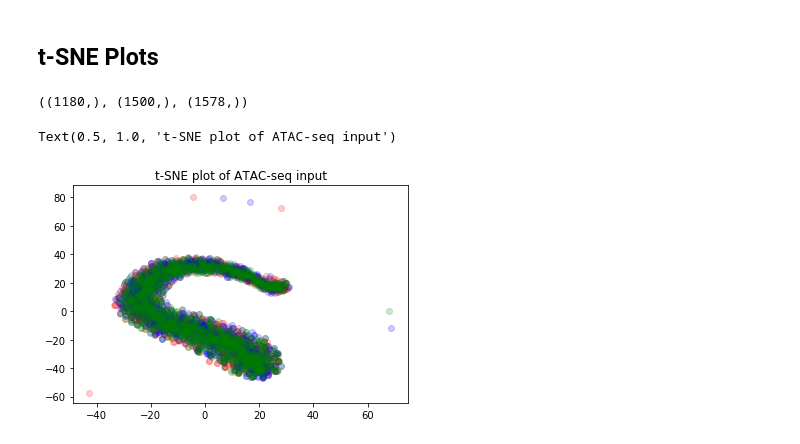
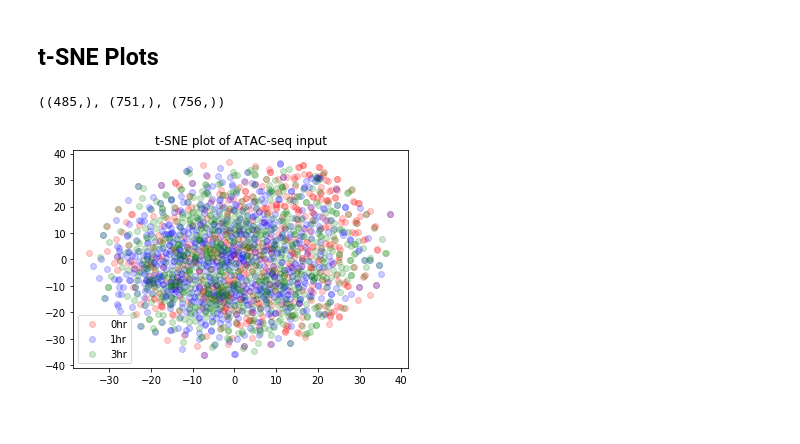
Before and after one commit to taylormjs/cell-type-classifier, a Jupyter notebook: visualize_data.ipynb, the cells around one changed output. Saved outputs shown, nothing was run; the diff lists cells and outputs as text; code cells hidden in the pictures.

```diff
--- a/visualize_data.ipynb
+++ b/visualize_data.ipynb
@@ -68,9 +68,9 @@ Imports Complete.
 ''' Load in matrices generated after pre-processing steps '''
 PATH = os.getcwd() # make sure cwd is 6_874-Multimodal-DL
 OUTPUTS = os.path.join(PATH, 'Outputs')
-atac_data_path = os.path.join(OUTPUTS, 'atacMatrix1')
-rna_data_path = os.path.join(OUTPUTS, 'rnaMatrix1')
-bimodal_data_path = os.path.join(OUTPUTS, 'bimodalEarlyFusionMatrix1')
+atac_data_path = os.path.join(OUTPUTS, 'atacMatrix1_clean1')
+rna_data_path = os.path.join(OUTPUTS, 'rnaMatrix_clean1')
+bimodal_data_path = os.path.join(OUTPUTS, 'bimodalEarlyFusionMatrix_clean1')
 
 # save as pandas dataframes
 atac_df = pd.read_hdf(atac_data_path)
@@ -236,20 +239,20 @@ rna_embedded = TSNE(n_components=2).fit_transform(rna_pca)
 bimodal_embedded = TSNE(n_components=2).fit_transform(bimodal_pca)
 # %%
 ''' Plot t-SNE plots '''
-atac_0 = atac_labels == 0
-atac_1 = atac_labels == 1
-atac_3 = atac_labels == 3
+atac_0 = atac_labels == '0h'
+atac_1 = atac_labels == '1h'
+atac_3 = atac_labels == '3h'
 # %%
 atac_embedded[atac_0][:,0].shape, atac_embedded[atac_1][:,0].shape, atac_embedded[atac_3][:,0].shape
 # %% [output]
-((1180,), (1500,), (1578,))
+((485,), (751,), (756,))
 # %%
 plt.scatter(atac_embedded[atac_0][:,0], atac_embedded[atac_0][:,1],color='red', alpha=0.2)
 plt.scatter(atac_embedded[atac_1][:,0], atac_embedded[atac_1][:,1],color='blue', alpha=0.2)
 plt.scatter(atac_embedded[atac_3][:,0], atac_embedded[atac_3][:,1],color='green', alpha=0.2)
 plt.title('t-SNE plot of ATAC-seq input')
+plt.legend(['0hr', '1hr', '3hr']);
 # %% [output]
-Text(0.5, 1.0, 't-SNE plot of ATAC-seq input')
-[figure, old version]
+[figure, new version]
 # %%
 ''' Plot t-SNE plots '''
```
Also changed, not shown: parts of 10 cells of this notebook, 4 other files.
